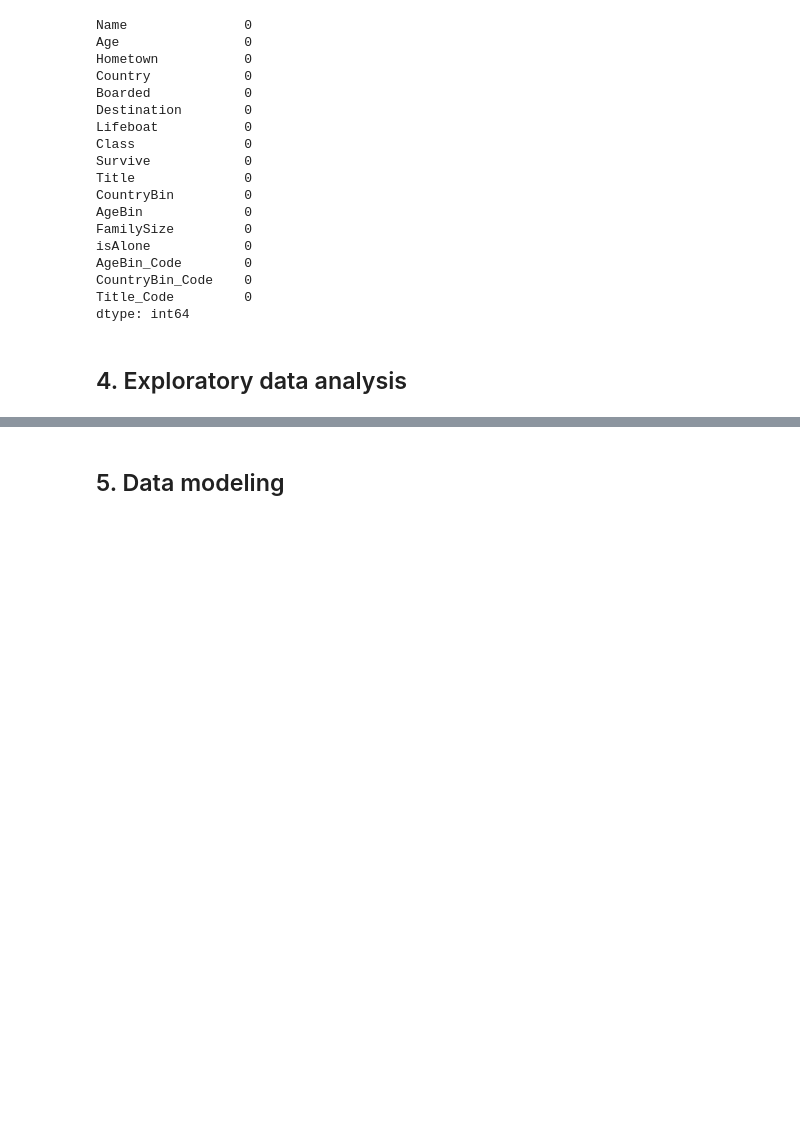
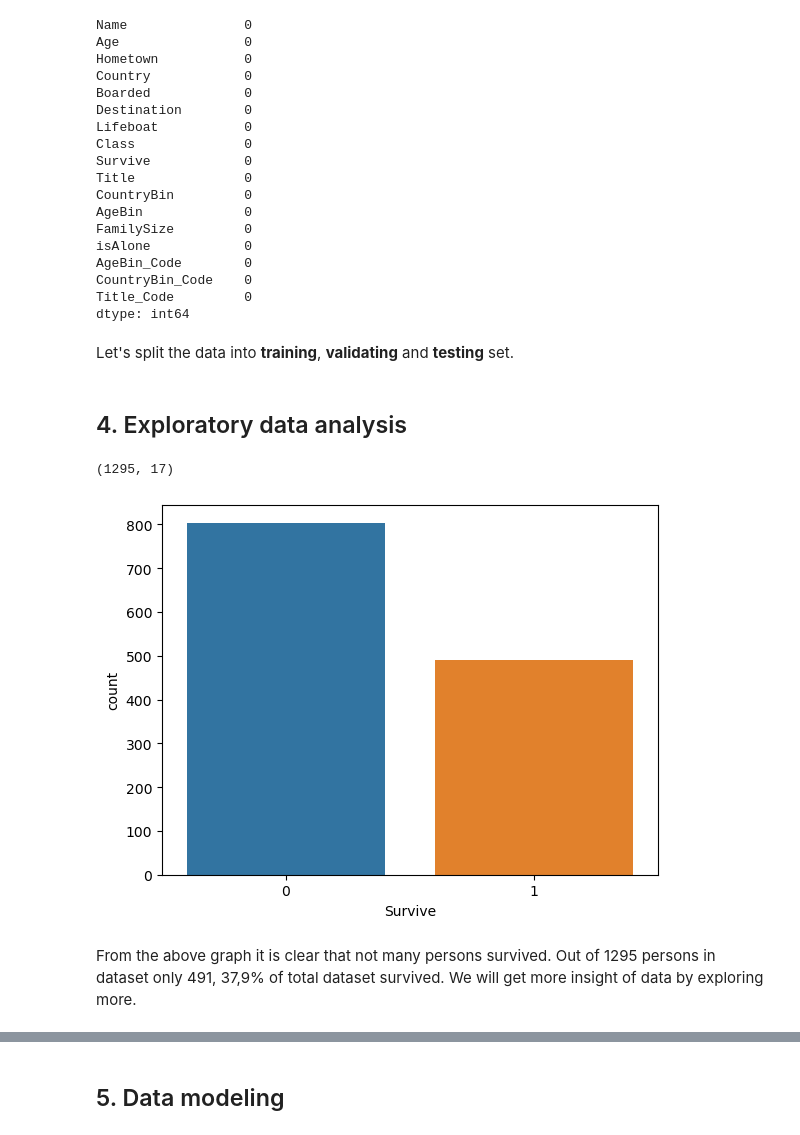
Before and after one commit to iamlkn/Intro2DS-Final-Project, a Jupyter notebook: src/Finalproject.ipynb, the cells around one changed output, grey strips where cells are left out. Saved outputs shown, nothing was run; the diff lists cells and outputs as text; code cells hidden in the pictures; blank space fills up the shorter version.

```diff
--- a/src/Finalproject.ipynb
+++ b/src/Finalproject.ipynb
@@ -750,6 +750,8 @@ Title_Code         0
 dtype: int64
 # %%
 df_cp.to_csv('./data/cleaned_data.csv', index = False)
+# %% [markdown]
+Let's split the data into **training**, **validating** and **testing** set.
 # %%
 Input = ['AgeBin_Code', 'CountryBin_Code', 'Title_Code', 'FamilySize', 'isAlone', 'Lifeboat', 'Class']
 Target = ['Survive']
@@ -757,2 +760,14 @@ X_train, X_test, y_train, y_test = train_test_split(df_cp[Input], df_cp[Target],
 # %% [markdown]
 ## 4. Exploratory data analysis
+# %%
+df_data = pd.read_csv('./data/cleaned_data.csv')
+df_data.shape
+# %% [output]
+(1295, 17)
+# %%
+sns.countplot(df_data, x= "Survive")
+plt.show()
+# %% [output]
+[figure, added]
+# %% [markdown]
+From the above graph it is clear that not many persons survived. Out of 1295 persons in dataset only 491, 37,9% of total dataset survived. We will get more insight of data by exploring more.
```
Also changed, not shown: parts of 36 cells of this notebook.
